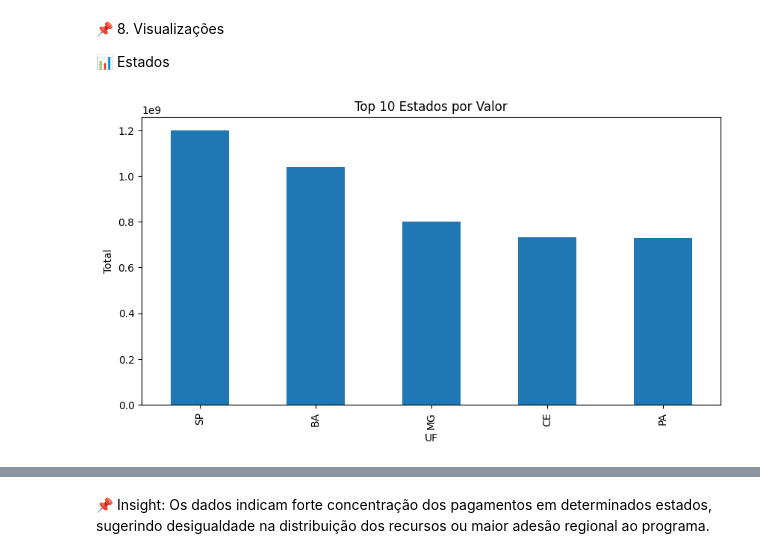
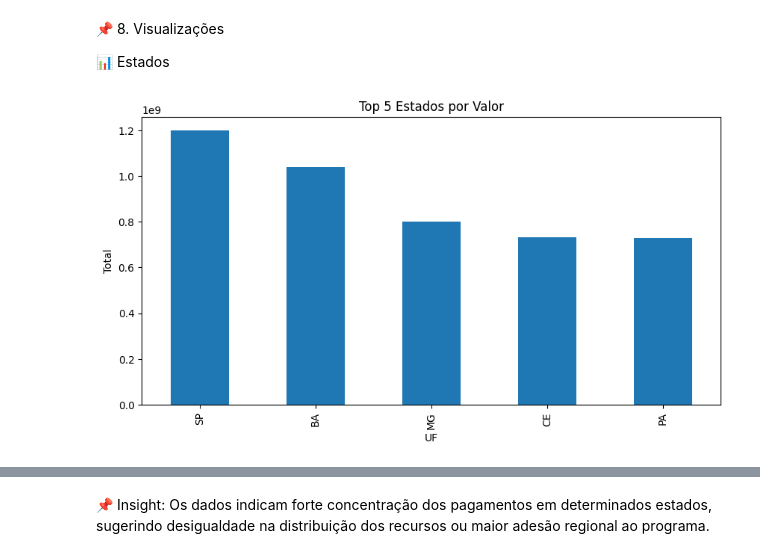
Before and after one commit to luisantonio1979/analise-dados-publicos, a Jupyter notebook: analise_pe.ipynb, the cells around one changed output, grey strips where cells are left out. Drawn from its saved outputs; the diff is of its cells as text; code cells hidden in the pictures.

```diff
--- a/analise_pe.ipynb
+++ b/analise_pe.ipynb
@@ -296,8 +296,8 @@ Name: VALOR_PARCELA, dtype: float64
 # %%
 plt.figure(figsize=(10,5))
 top_estados.plot(kind='bar')
-plt.title("Top 10 Estados por Valor")
+plt.title("Top 5 Estados por Valor")
 plt.ylabel("Total")
 plt.show()
 # %% [output]
-[figure, old version]
+[figure, new version]
```
Also changed, not shown: parts of 1 cell of this notebook.
